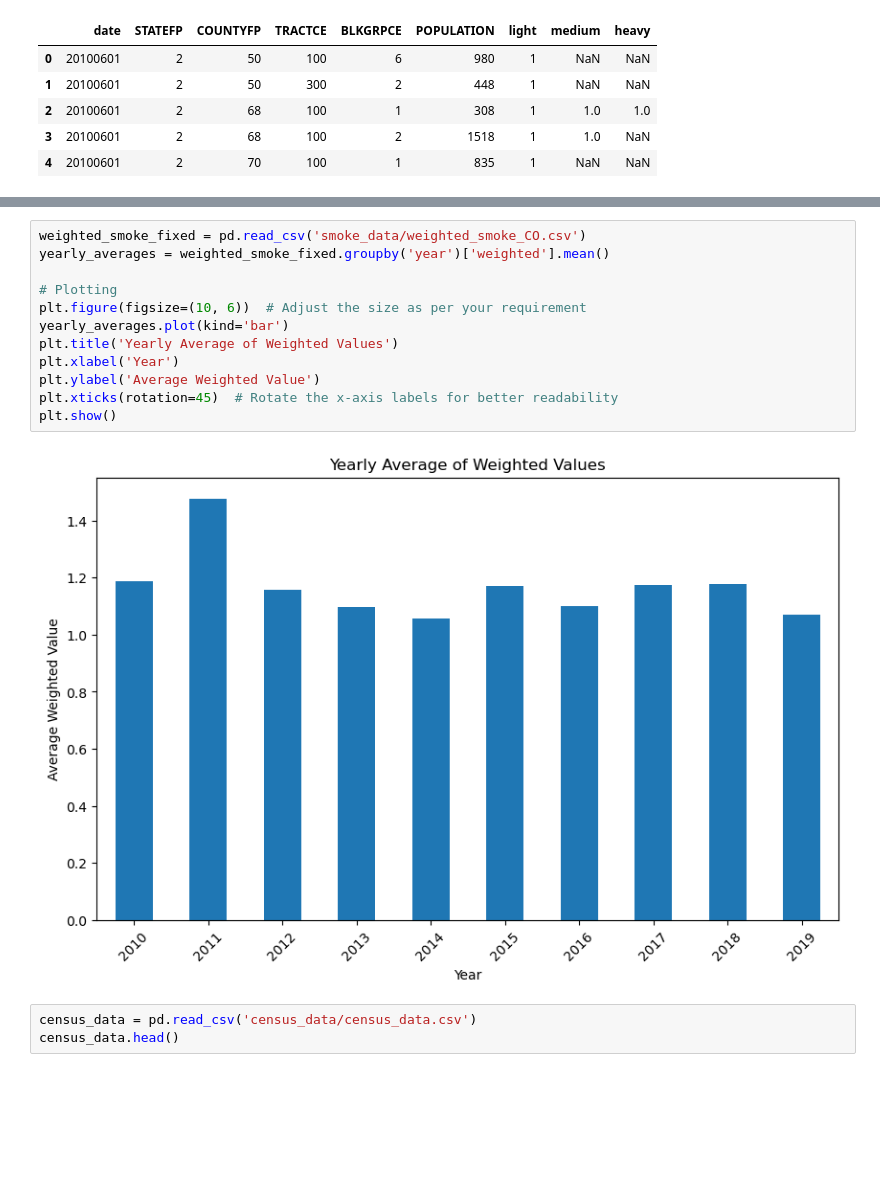
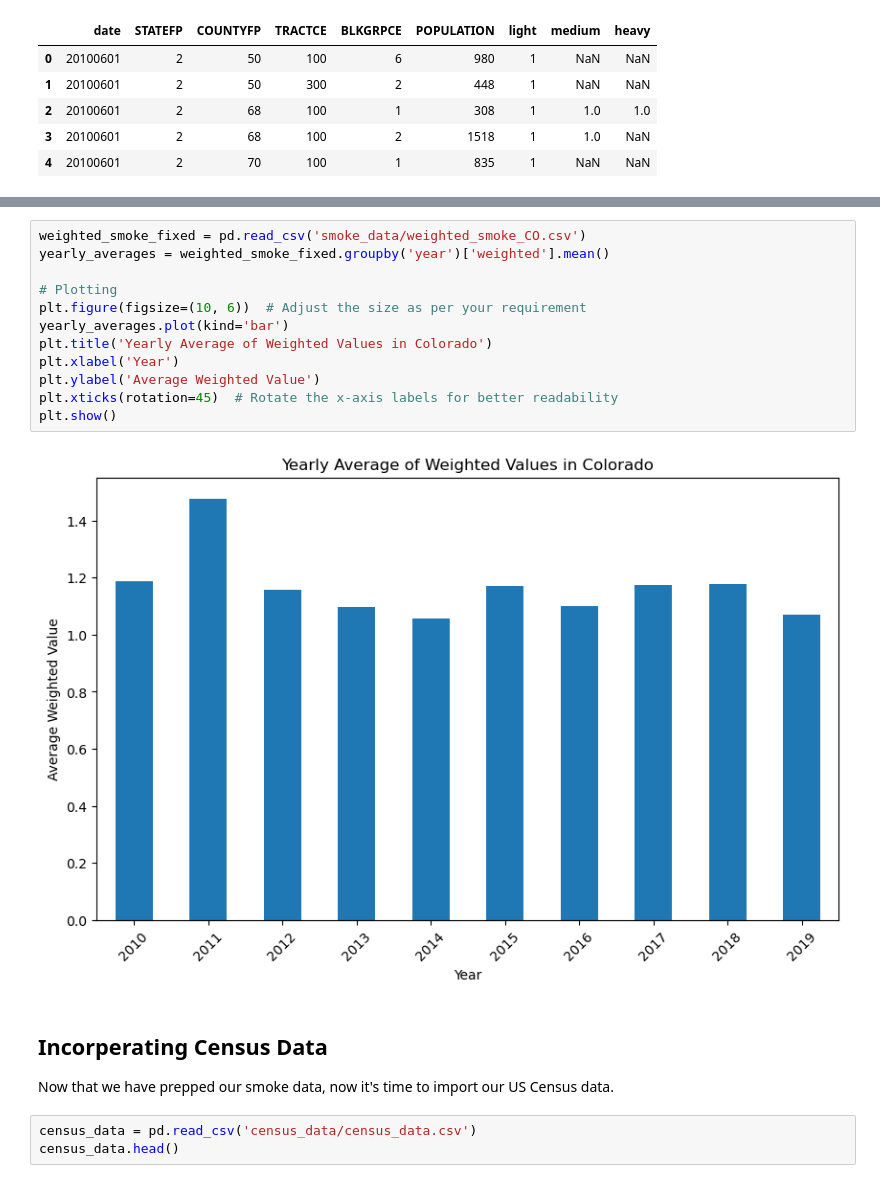
Before and after one commit to mohammap22/data-512-project, a Jupyter notebook: home_price_and_smoke.ipynb, the cells around one changed output, grey strips where cells are left out. Drawn from its saved outputs; the diff is of its cells as text; blank space fills up the shorter version.

```diff
--- a/home_price_and_smoke.ipynb
+++ b/home_price_and_smoke.ipynb
@@ -100,17 +111,20 @@ weighted_smoke_fixed
 # %%
 weighted_smoke_fixed = pd.read_csv('smoke_data/weighted_smoke_CO.csv')
 yearly_averages = weighted_smoke_fixed.groupby('year')['weighted'].mean()
 
 # Plotting
 plt.figure(figsize=(10, 6))  # Adjust the size as per your requirement
 yearly_averages.plot(kind='bar')
-plt.title('Yearly Average of Weighted Values')
+plt.title('Yearly Average of Weighted Values in Colorado')
 plt.xlabel('Year')
 plt.ylabel('Average Weighted Value')
 plt.xticks(rotation=45)  # Rotate the x-axis labels for better readability
 plt.show()
 # %% [output]
-[figure, old version]
+[figure, new version]
+# %% [markdown]
+## Incorperating Census Data
+Now that we have prepped our smoke data, now it's time to import our US Census data.
 # %%
 census_data = pd.read_csv('census_data/census_data.csv')
 census_data.head()
```
Also changed, not shown: parts of 17 cells of this notebook, 1 other file.
